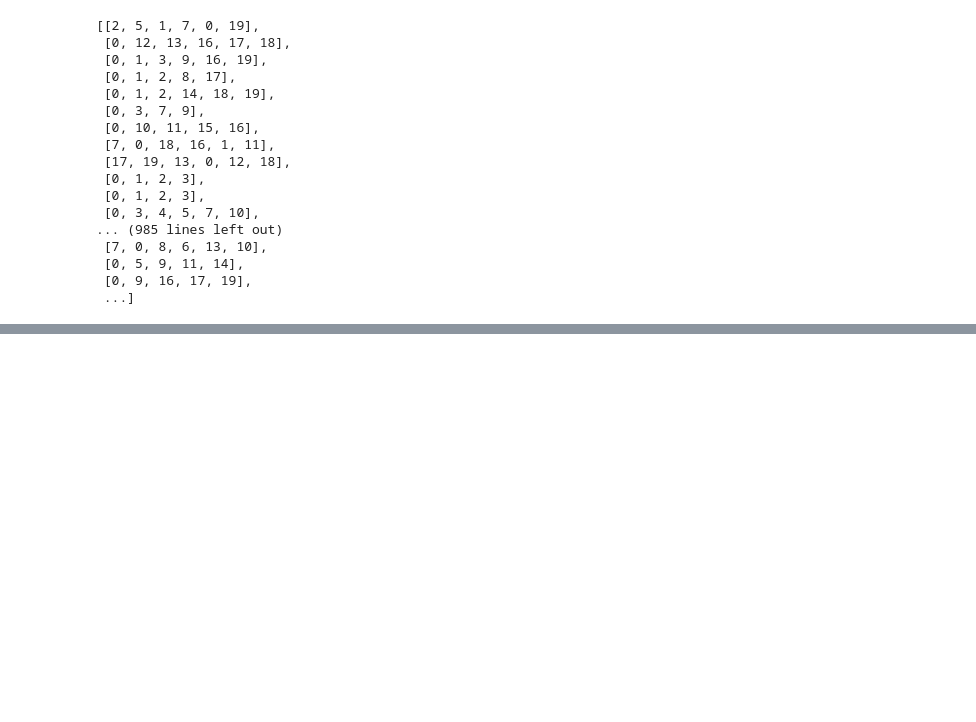
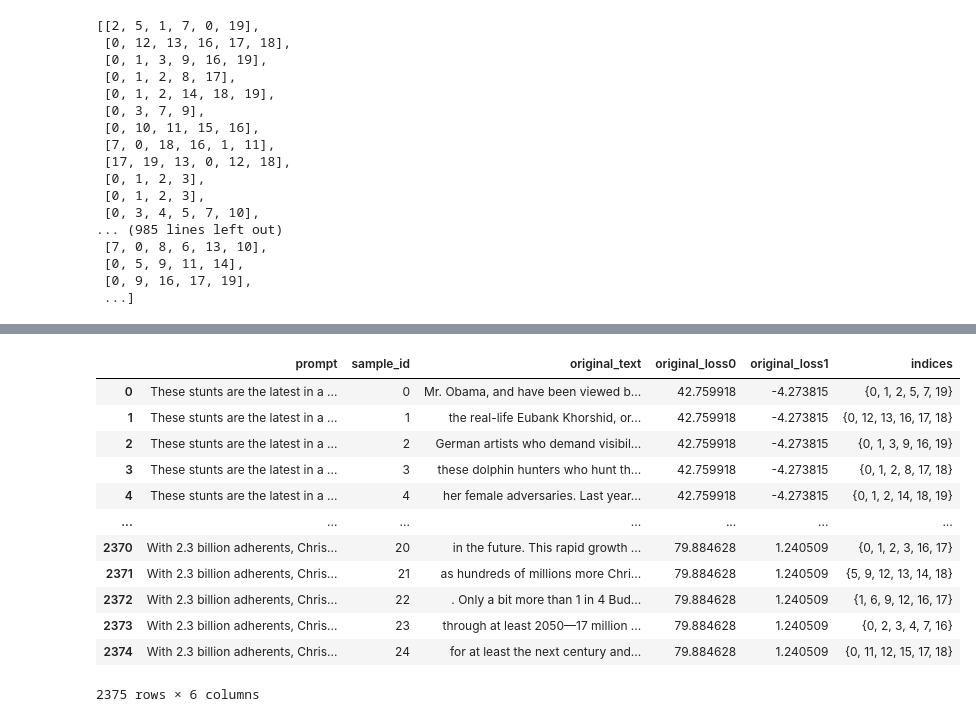
Before and after one commit to hayleyson/mucoco, a Jupyter notebook: notebooks/locate/locate_edit.ipynb, the cells around one changed output, grey strips where cells are left out. Cells and saved outputs as stored; diff of their text form; code cells hidden in the pictures; blank space fills up the shorter version.

```diff
--- a/notebooks/locate/locate_edit.ipynb
+++ b/notebooks/locate/locate_edit.ipynb
@@ -305,0 +376,16 @@ samples.to_json('outputs/toxicity/save-init-gen/bak_outputs.txt.init.widx', orie
+# %%
+indices_decode_new
+# %% [output]
+|  | prompt | sample_id | original_text | original_loss0 | original_loss1 | indices |
+| 0 | These stunts are the latest in a ... | 0 | Mr. Obama, and have been viewed b... | 42.759918 | -4.273815 | {0, 1, 2, 5, 7, 19} |
+| 1 | These stunts are the latest in a ... | 1 | the real-life Eubank Khorshid, or... | 42.759918 | -4.273815 | {0, 12, 13, 16, 17, 18} |
+| 2 | These stunts are the latest in a ... | 2 | German artists who demand visibil... | 42.759918 | -4.273815 | {0, 1, 3, 9, 16, 19} |
+| 3 | These stunts are the latest in a ... | 3 | these dolphin hunters who hunt th... | 42.759918 | -4.273815 | {0, 1, 2, 8, 17, 18} |
+| 4 | These stunts are the latest in a ... | 4 | her female adversaries. Last year... | 42.759918 | -4.273815 | {0, 1, 2, 14, 18, 19} |
+| ... | ... | ... | ... | ... | ... | ... |
+| 2370 | With 2.3 billion adherents, Chris... | 20 | in the future. This rapid growth ... | 79.884628 | 1.240509 | {0, 1, 2, 3, 16, 17} |
+| 2371 | With 2.3 billion adherents, Chris... | 21 | as hundreds of millions more Chri... | 79.884628 | 1.240509 | {5, 9, 12, 13, 14, 18} |
+| 2372 | With 2.3 billion adherents, Chris... | 22 | . Only a bit more than 1 in 4 Bud... | 79.884628 | 1.240509 | {1, 6, 9, 12, 16, 17} |
+| 2373 | With 2.3 billion adherents, Chris... | 23 | through at least 2050—17 million ... | 79.884628 | 1.240509 | {0, 2, 3, 4, 7, 16} |
+| 2374 | With 2.3 billion adherents, Chris... | 24 | for at least the next century and... | 79.884628 | 1.240509 | {0, 11, 12, 15, 17, 18} |
+2375 rows × 6 columns
```
Also changed, not shown: parts of 50 cells of this notebook, 1 other file.
